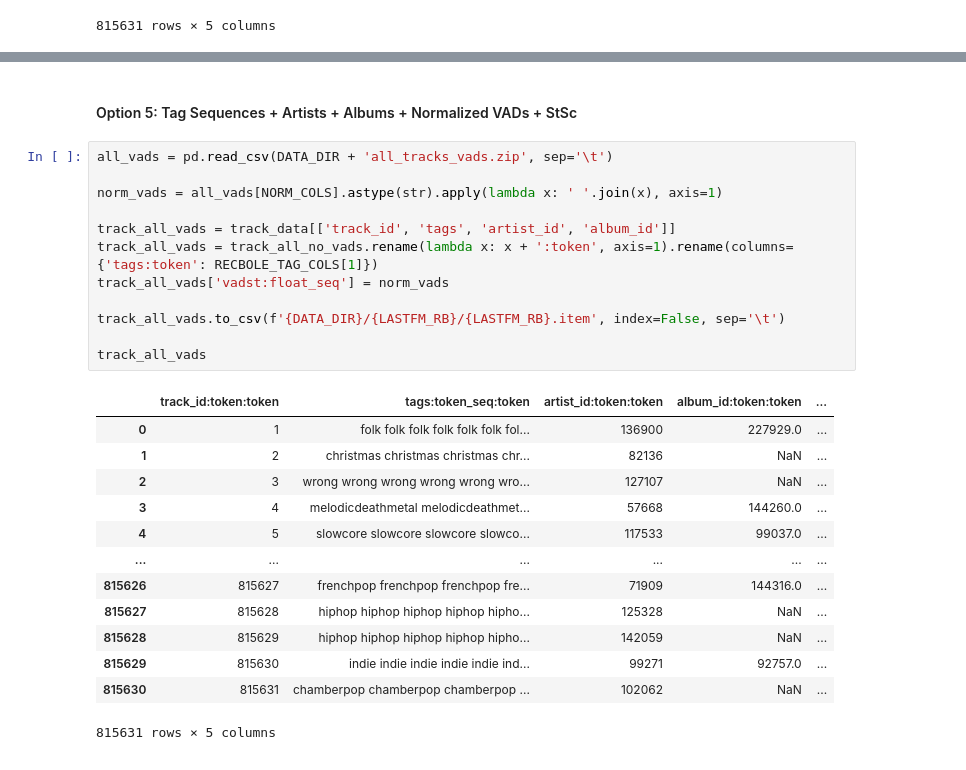
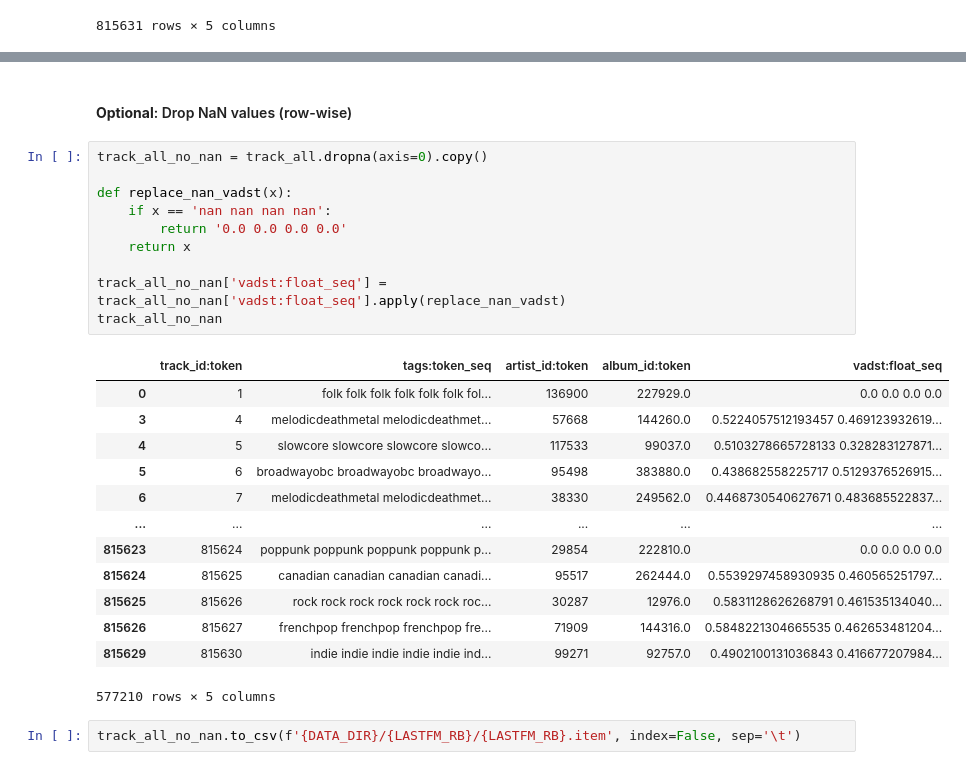
Before and after one commit to Acervans/lastfm_RS, a Jupyter notebook: lastfm_RS/backend/research/recbole_research/recbole_research.ipynb, the cells around one changed output, grey strips where cells are left out. Saved outputs shown, nothing was run; the diff lists cells and outputs as text.

```diff
--- a/lastfm_RS/backend/research/recbole_research/recbole_research.ipynb
+++ b/lastfm_RS/backend/research/recbole_research/recbole_research.ipynb
@@ -235,28 +189,28 @@ norm_vads
-# %% [markdown]
-#### Option 5: Tag Sequences + Artists + Albums + Normalized VADs + StSc
-# %%
-all_vads = pd.read_csv(DATA_DIR + 'all_tracks_vads.zip', sep='\t')
-
-norm_vads = all_vads[NORM_COLS].astype(str).apply(lambda x: ' '.join(x), axis=1)
-
-track_all_vads = track_data[['track_id', 'tags', 'artist_id', 'album_id']]
-track_all_vads = track_all_no_vads.rename(lambda x: x + ':token', axis=1).rename(columns={'tags:token': RECBOLE_TAG_COLS[1]})
-track_all_vads['vadst:float_seq'] = norm_vads
-
-track_all_vads.to_csv(f'{DATA_DIR}/{LASTFM_RB}/{LASTFM_RB}.item', index=False, sep='\t')
-
-track_all_vads
-# %% [output]
-|  | track_id:token:token | tags:token_seq:token | artist_id:token:token | album_id:token:token | ... |
-| 0 | 1 | folk folk folk folk folk folk fol... | 136900 | 227929.0 | ... |
-| 1 | 2 | christmas christmas christmas chr... | 82136 | NaN | ... |
-| 2 | 3 | wrong wrong wrong wrong wrong wro... | 127107 | NaN | ... |
-| 3 | 4 | melodicdeathmetal melodicdeathmet... | 57668 | 144260.0 | ... |
-| 4 | 5 | slowcore slowcore slowcore slowco... | 117533 | 99037.0 | ... |
-| ... | ... | ... | ... | ... | ... |
-| 815626 | 815627 | frenchpop frenchpop frenchpop fre... | 71909 | 144316.0 | ... |
-| 815627 | 815628 | hiphop hiphop hiphop hiphop hipho... | 125328 | NaN | ... |
-| 815628 | 815629 | hiphop hiphop hiphop hiphop hipho... | 142059 | NaN | ... |
-| 815629 | 815630 | indie indie indie indie indie ind... | 99271 | 92757.0 | ... |
-| 815630 | 815631 | chamberpop chamberpop chamberpop ... | 102062 | NaN | ... |
-815631 rows × 5 columns
+# %% [markdown]
+#### __Optional__: Drop NaN values (row-wise)
+# %%
+track_all_no_nan = track_all.dropna(axis=0).copy()
+
+def replace_nan_vadst(x):
+    if x == 'nan nan nan nan':
+        return '0.0 0.0 0.0 0.0'
+    return x
+
+track_all_no_nan['vadst:float_seq'] = track_all_no_nan['vadst:float_seq'].apply(replace_nan_vadst)
+track_all_no_nan
+# %% [output]
+|  | track_id:token | tags:token_seq | artist_id:token | album_id:token | vadst:float_seq |
+| 0 | 1 | folk folk folk folk folk folk fol... | 136900 | 227929.0 | 0.0 0.0 0.0 0.0 |
+| 3 | 4 | melodicdeathmetal melodicdeathmet... | 57668 | 144260.0 | 0.5224057512193457 0.469123932619... |
+| 4 | 5 | slowcore slowcore slowcore slowco... | 117533 | 99037.0 | 0.5103278665728133 0.328283127871... |
+| 5 | 6 | broadwayobc broadwayobc broadwayo... | 95498 | 383880.0 | 0.438682558225717 0.5129376526915... |
+| 6 | 7 | melodicdeathmetal melodicdeathmet... | 38330 | 249562.0 | 0.4468730540627671 0.483685522837... |
+| ... | ... | ... | ... | ... | ... |
+| 815623 | 815624 | poppunk poppunk poppunk poppunk p... | 29854 | 222810.0 | 0.0 0.0 0.0 0.0 |
+| 815624 | 815625 | canadian canadian canadian canadi... | 95517 | 262444.0 | 0.5539297458930935 0.460565251797... |
+| 815625 | 815626 | rock rock rock rock rock rock roc... | 30287 | 12976.0 | 0.5831128626268791 0.461535134040... |
+| 815626 | 815627 | frenchpop frenchpop frenchpop fre... | 71909 | 144316.0 | 0.5848221304665535 0.462653481204... |
+| 815629 | 815630 | indie indie indie indie indie ind... | 99271 | 92757.0 | 0.4902100131036843 0.416677207984... |
+577210 rows × 5 columns
+# %%
+track_all_no_nan.to_csv(f'{DATA_DIR}/{LASTFM_RB}/{LASTFM_RB}.item', index=False, sep='\t')
```
Also changed, not shown: parts of 27 cells of this notebook, 2 other files.
